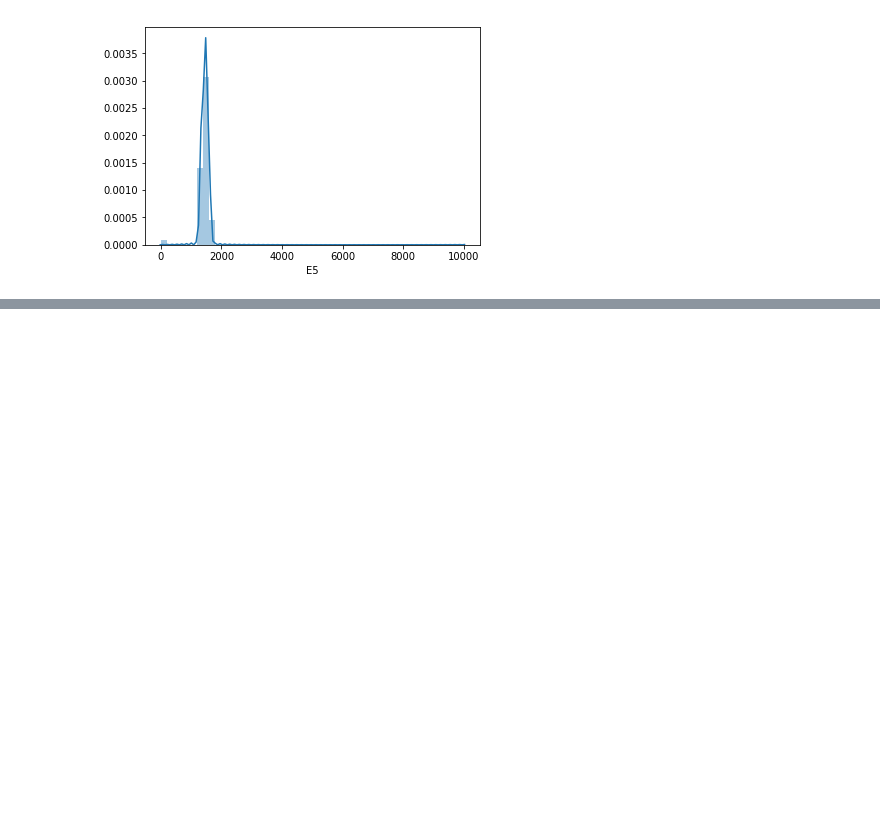
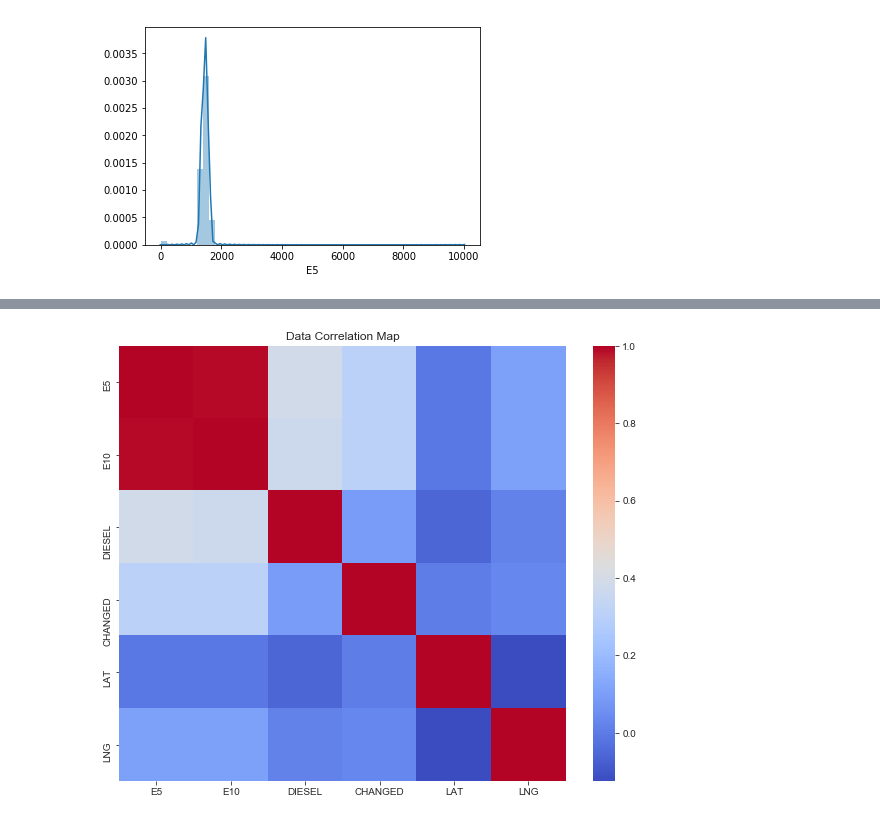
Before and after one commit to eman-e/data_science, a Jupyter notebook: Exercise.ipynb, the cells around one changed output, grey strips where cells are left out. Saved outputs shown, nothing was run; the diff lists cells and outputs as text; code cells hidden in the pictures; blank space fills up the shorter version.

```diff
--- a/Exercise.ipynb
+++ b/Exercise.ipynb
@@ -356,0 +358,11 @@ data_stations.head(10)
+# %%
+### data correlation using heatmap
+sns.set_style('ticks')
+fig, ax = plt.subplots()
+# the size of A4 paper
+fig.set_size_inches(10, 8)
+sns.heatmap(ndf.corr(),cmap='coolwarm')
+plt.title('Data Correlation Map')
+fig.savefig("plots/data_corr")
+# %% [output]
+[figure, added]
```
Also changed, not shown: parts of 38 cells of this notebook.
